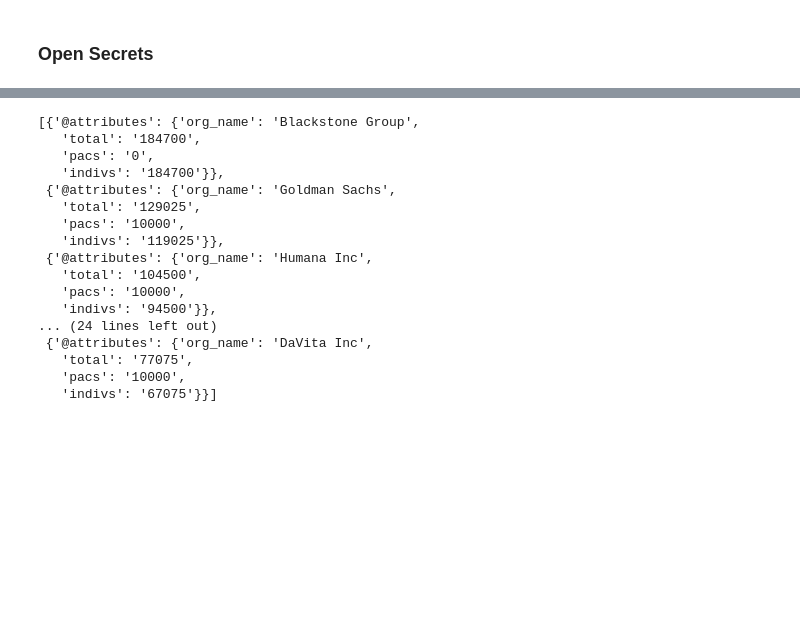
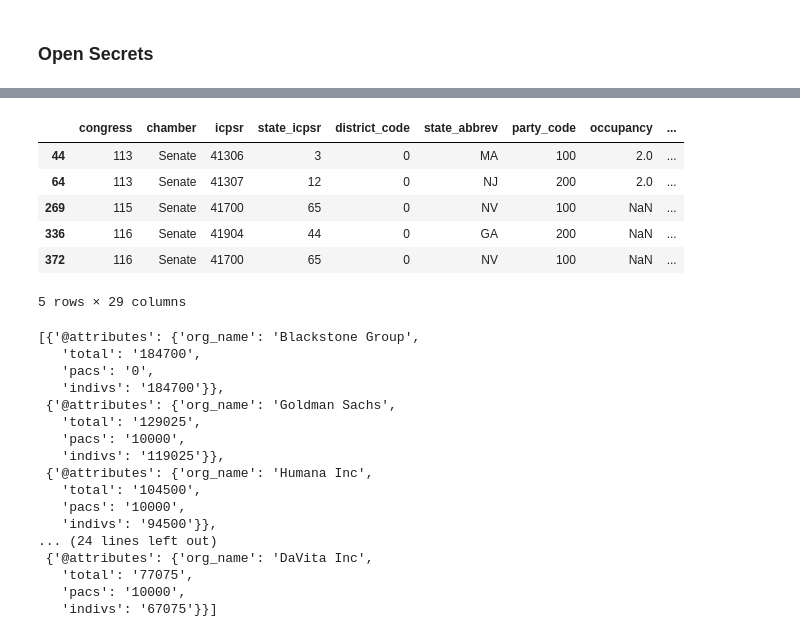
Before and after one commit to zapatos24/senator_nlp_vote_prediction, a Jupyter notebook: sm_project_data_gathering.ipynb, the cells around one changed output, grey strips where cells are left out. Drawn from its saved outputs; the diff is of its cells as text; code cells hidden in the pictures; blank space fills up the shorter version.

```diff
--- a/sm_project_data_gathering.ipynb
+++ b/sm_project_data_gathering.ipynb
@@ -281,3 +402,13 @@ None
+# %%
+member_df_with_ids[member_df_with_ids['cid'].isna()]
+# %% [output]
+|  | congress | chamber | icpsr | state_icpsr | district_code | state_abbrev | party_code | occupancy | ... |
+| 44 | 113 | Senate | 41306 | 3 | 0 | MA | 100 | 2.0 | ... |
+| 64 | 113 | Senate | 41307 | 12 | 0 | NJ | 200 | 2.0 | ... |
+| 269 | 115 | Senate | 41700 | 65 | 0 | NV | 100 | NaN | ... |
+| 336 | 116 | Senate | 41904 | 44 | 0 | GA | 200 | NaN | ... |
+| 372 | 116 | Senate | 41700 | 65 | 0 | NV | 100 | NaN | ... |
+5 rows × 29 columns
 # %%
 crp = CRP(api_key)
 # %%
```
Also changed, not shown: parts of 14 cells of this notebook, 1 other file.
